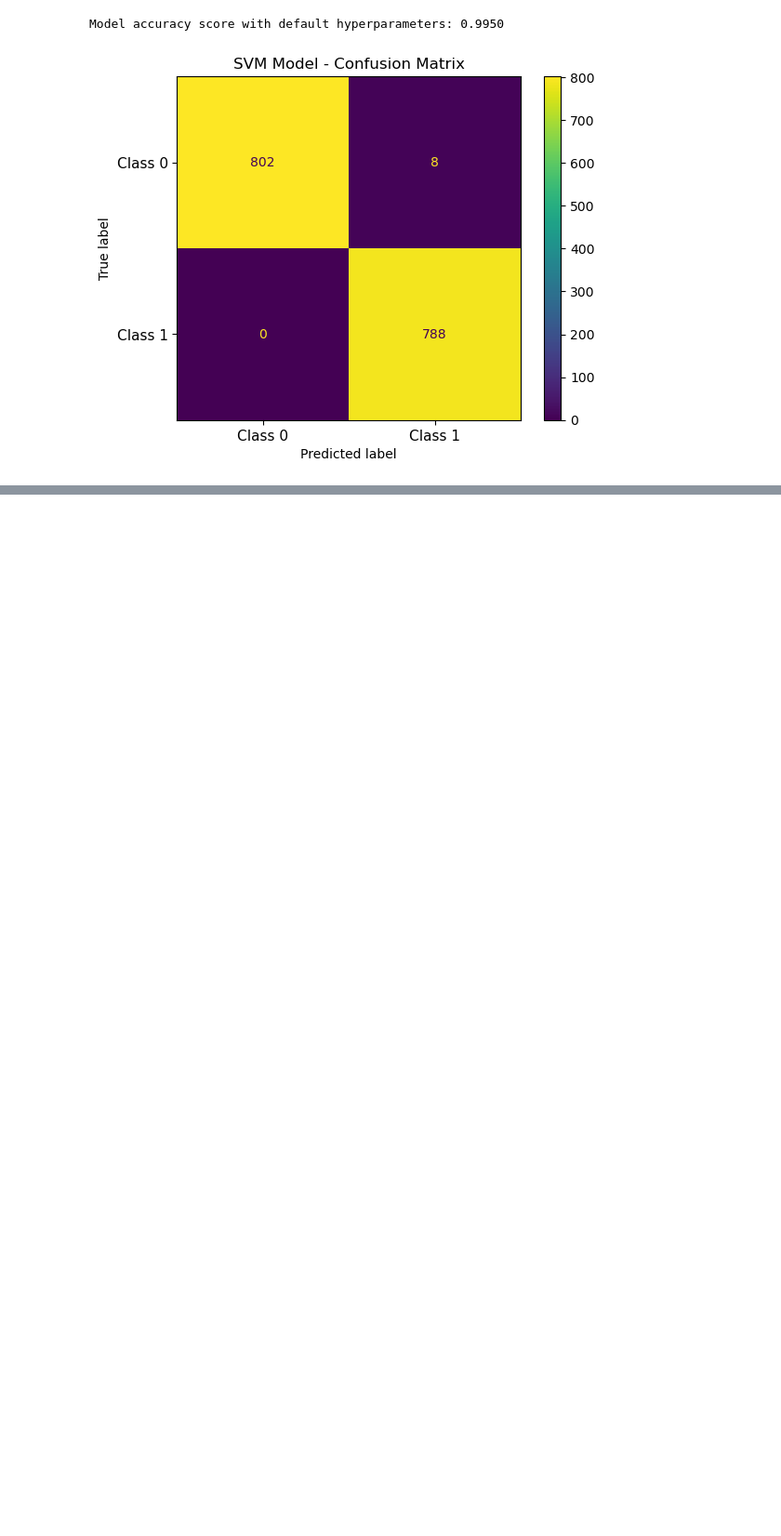
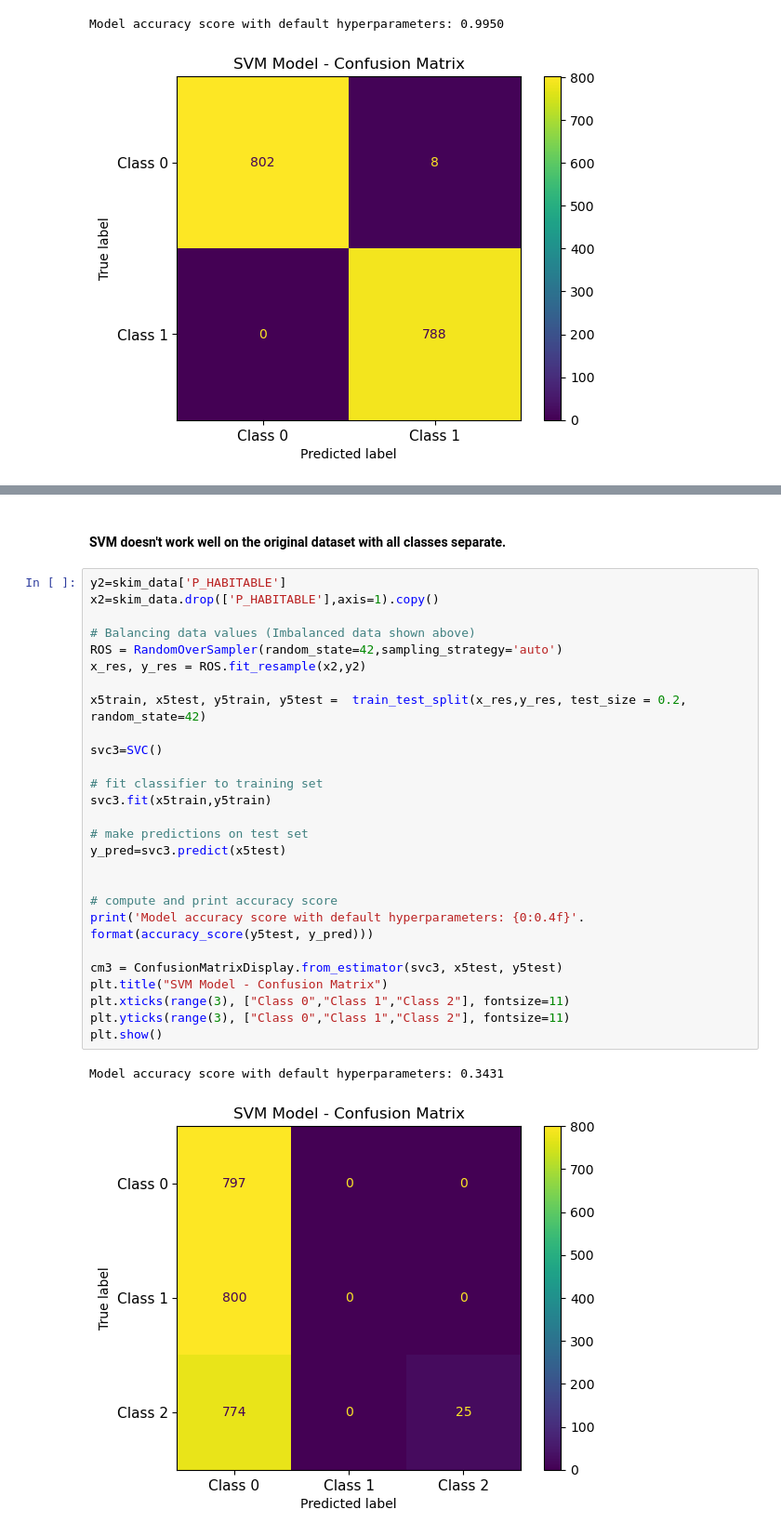
Before and after one commit to noahpsutka/Machine-Learning, a Jupyter notebook: Project.ipynb, the cells around one changed output, grey strips where cells are left out. Shown at 93% size. Cells and saved outputs as stored; diff of their text form; blank space fills up the shorter version.

```diff
--- a/Project.ipynb
+++ b/Project.ipynb
@@ -481,0 +508,32 @@ Model accuracy score with default hyperparameters: 0.9950
+# %% [markdown]
+#### SVM doesn't work well on the original dataset with all classes separate.
+# %%
+y2=skim_data['P_HABITABLE']
+x2=skim_data.drop(['P_HABITABLE'],axis=1).copy()
+
+# Balancing data values (Imbalanced data shown above)
+ROS = RandomOverSampler(random_state=42,sampling_strategy='auto')
+x_res, y_res = ROS.fit_resample(x2,y2)
+
+x5train, x5test, y5train, y5test =  train_test_split(x_res,y_res, test_size = 0.2, random_state=42)
+
+svc3=SVC()
+
+# fit classifier to training set
+svc3.fit(x5train,y5train)
+
+# make predictions on test set
+y_pred=svc3.predict(x5test)
+
+
+# compute and print accuracy score
+print('Model accuracy score with default hyperparameters: {0:0.4f}'. format(accuracy_score(y5test, y_pred)))
+
+cm3 = ConfusionMatrixDisplay.from_estimator(svc3, x5test, y5test)
+plt.title("SVM Model - Confusion Matrix")
+plt.xticks(range(3), ["Class 0","Class 1","Class 2"], fontsize=11)
+plt.yticks(range(3), ["Class 0","Class 1","Class 2"], fontsize=11)
+plt.show()
+# %% [output]
+Model accuracy score with default hyperparameters: 0.3431
+[figure, added]
```
Also changed, not shown: parts of 2 cells of this notebook.
